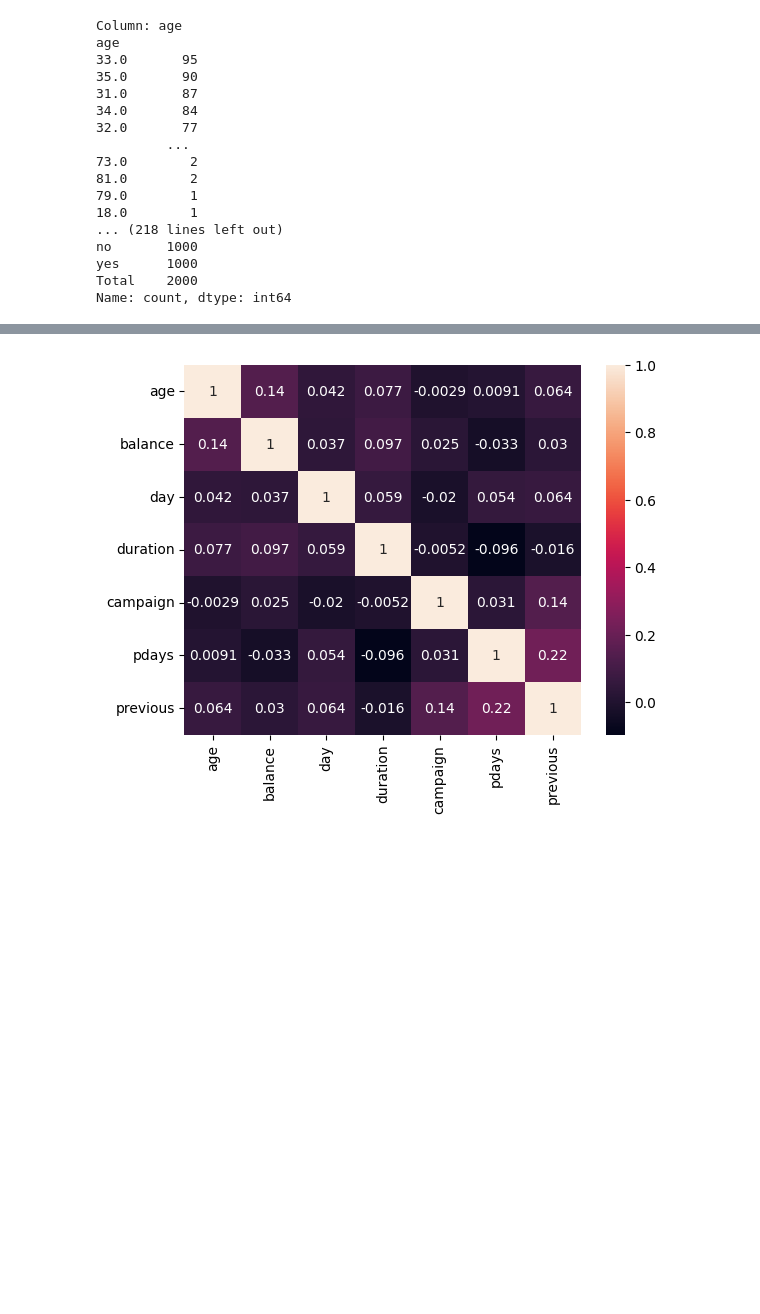
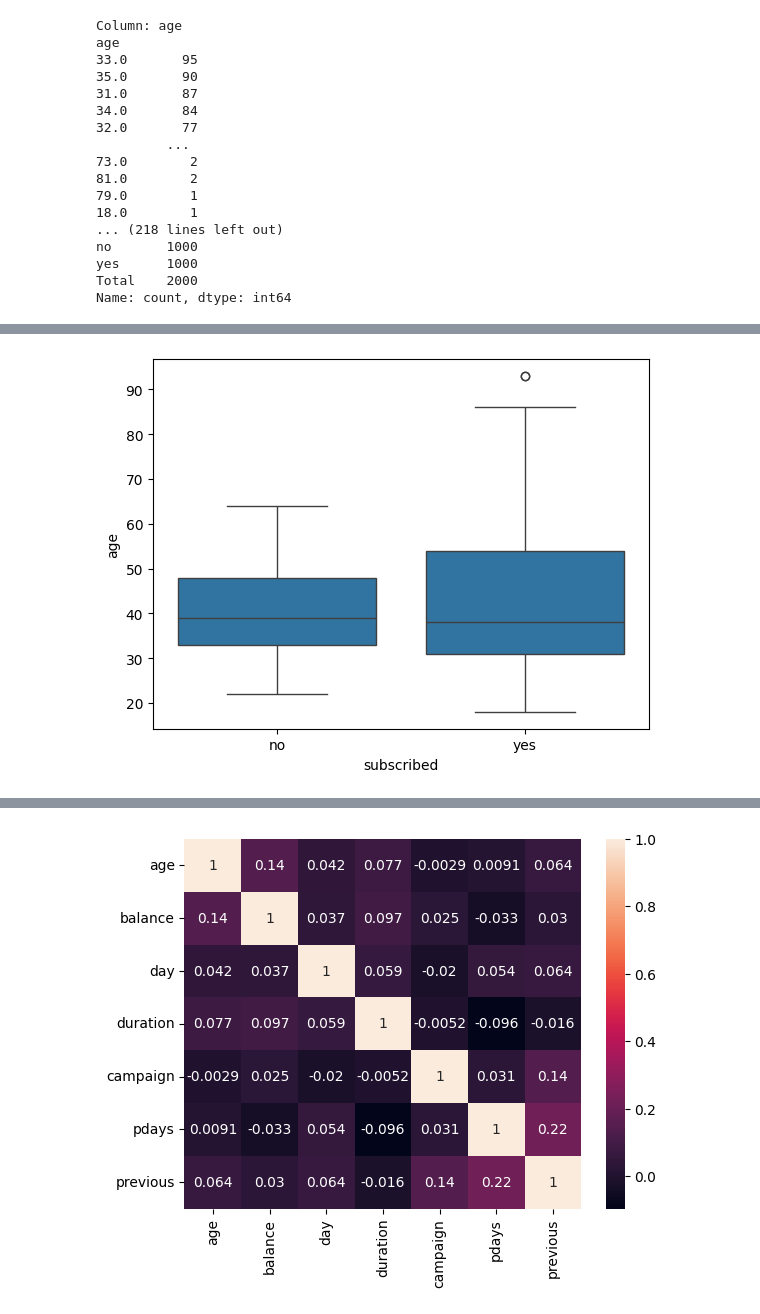
Before and after one commit to qaz73/ULAssignment-1, a Jupyter notebook: etivity1.ipynb, the cells around one changed output, grey strips where cells are left out. Saved outputs shown, nothing was run; the diff lists cells and outputs as text; code cells hidden in the pictures; blank space fills up the shorter version.

```diff
--- a/etivity1.ipynb
+++ b/etivity1.ipynb
@@ -159,0 +192,7 @@ Name: count, dtype: int64
+# %%
+# age profile of those that subscribed
+data_without_nulls = df[['age','subscribed']].dropna()
+sns.boxplot(y='age', x = 'subscribed' ,data=data_without_nulls)
+plt.show()
+# %% [output]
+[figure, added]
```
Also changed, not shown: parts of 8 cells of this notebook.
